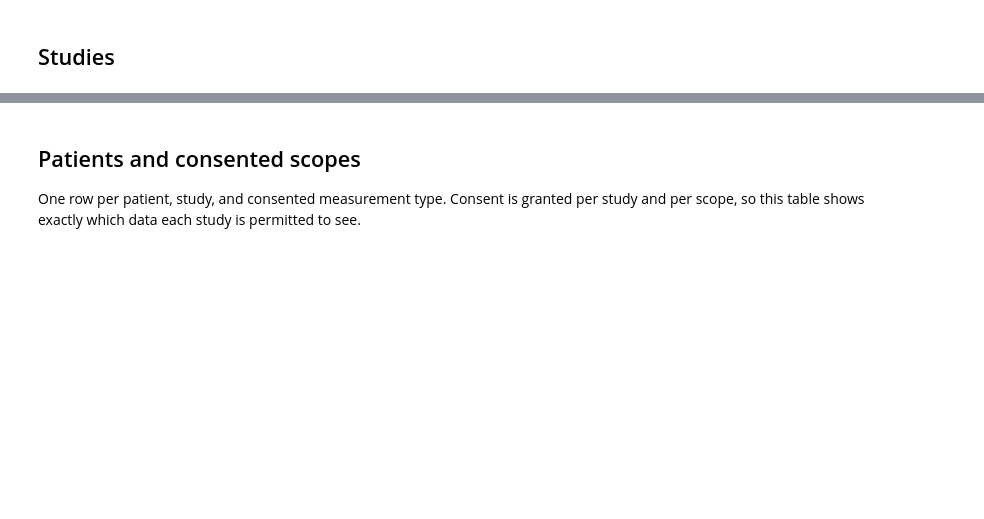
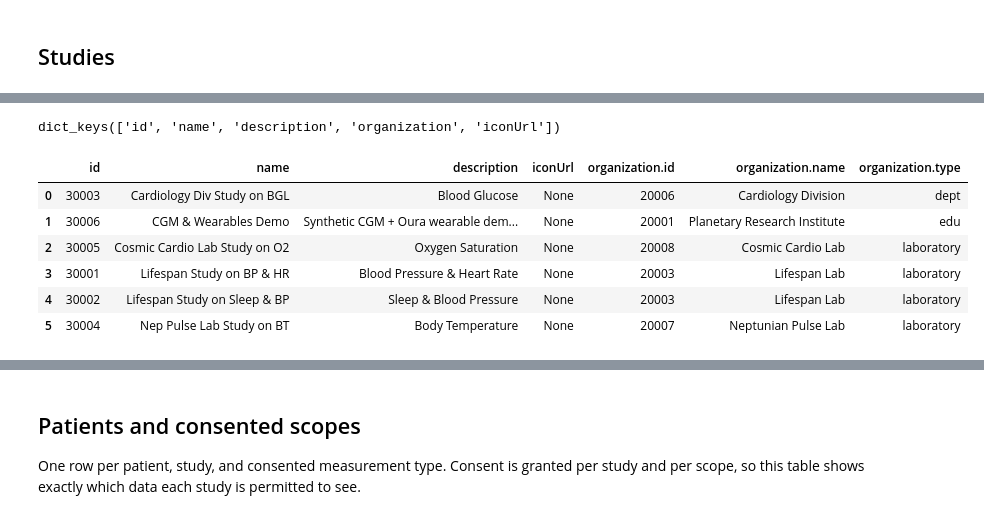
Before and after one commit to ElvisHan2022/edge-medicine-jupyterhealth, a Jupyter notebook: notebooks/01_connect_and_inventory.ipynb, the cells around one changed output, grey strips where cells are left out. Drawn from its saved outputs; the diff is of its cells as text; code cells hidden in the pictures; blank space fills up the shorter version.

```diff
--- a/notebooks/01_connect_and_inventory.ipynb
+++ b/notebooks/01_connect_and_inventory.ipynb
@@ -20,0 +40,14 @@ studies
+# %%
+# 1. Full study metadata: every field the Exchange stores, not just the name
+raw_studies = list(client.list_studies())
+print(raw_studies[0].keys())          # see which fields exist (description, icon, organization, ...)
+pd.json_normalize(raw_studies)
+# %% [output]
+dict_keys(['id', 'name', 'description', 'organization', 'iconUrl'])
+|  | id | name | description | iconUrl | organization.id | organization.name | organization.type |
+| 0 | 30003 | Cardiology Div Study on BGL | Blood Glucose | None | 20006 | Cardiology Division | dept |
+| 1 | 30006 | CGM & Wearables Demo | Synthetic CGM + Oura wearable dem... | None | 20001 | Planetary Research Institute | edu |
+| 2 | 30005 | Cosmic Cardio Lab Study on O2 | Oxygen Saturation | None | 20008 | Cosmic Cardio Lab | laboratory |
+| 3 | 30001 | Lifespan Study on BP & HR | Blood Pressure & Heart Rate | None | 20003 | Lifespan Lab | laboratory |
+| 4 | 30002 | Lifespan Study on Sleep & BP | Sleep & Blood Pressure | None | 20003 | Lifespan Lab | laboratory |
+| 5 | 30004 | Nep Pulse Lab Study on BT | Body Temperature | None | 20007 | Neptunian Pulse Lab | laboratory |
```
Also changed, not shown: parts of 5 cells of this notebook, 4 other files.
